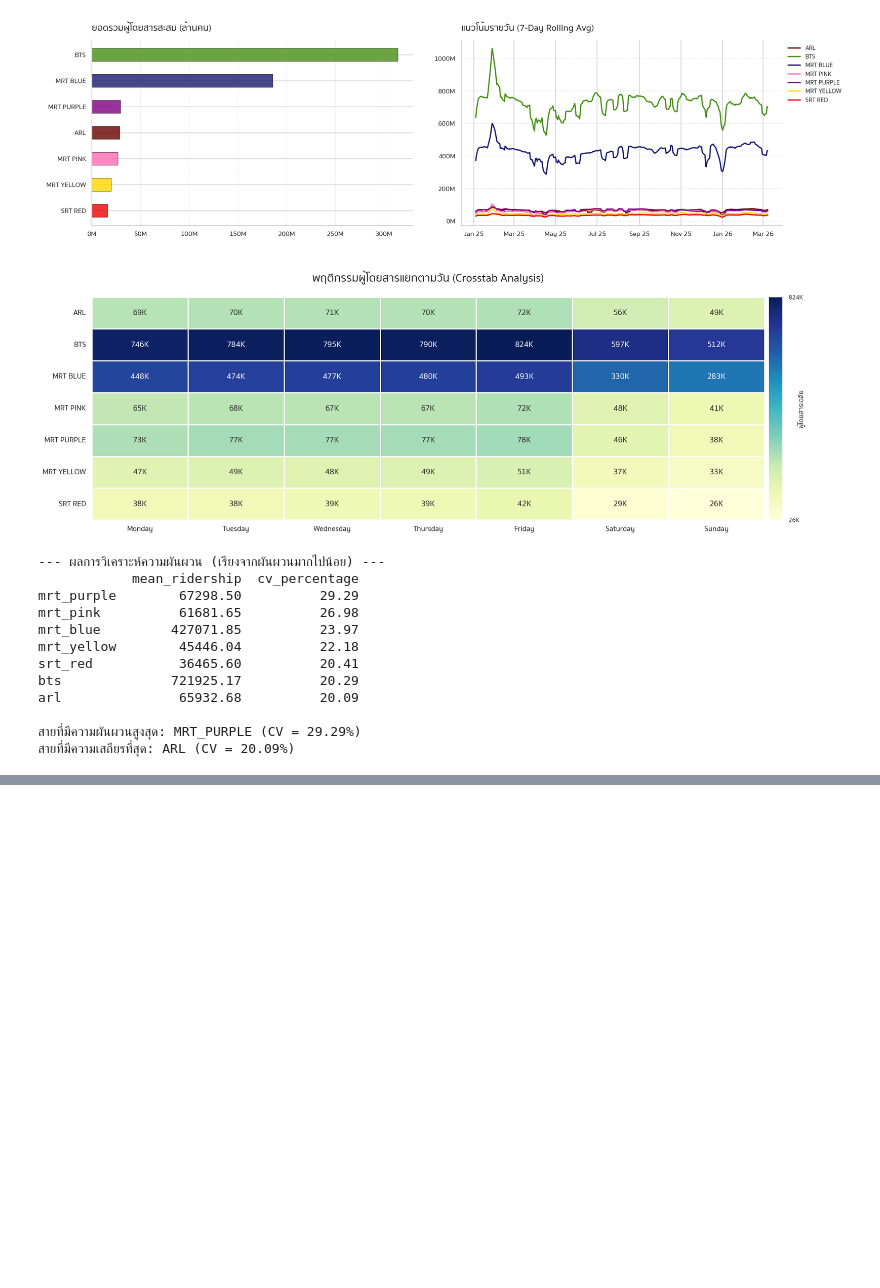
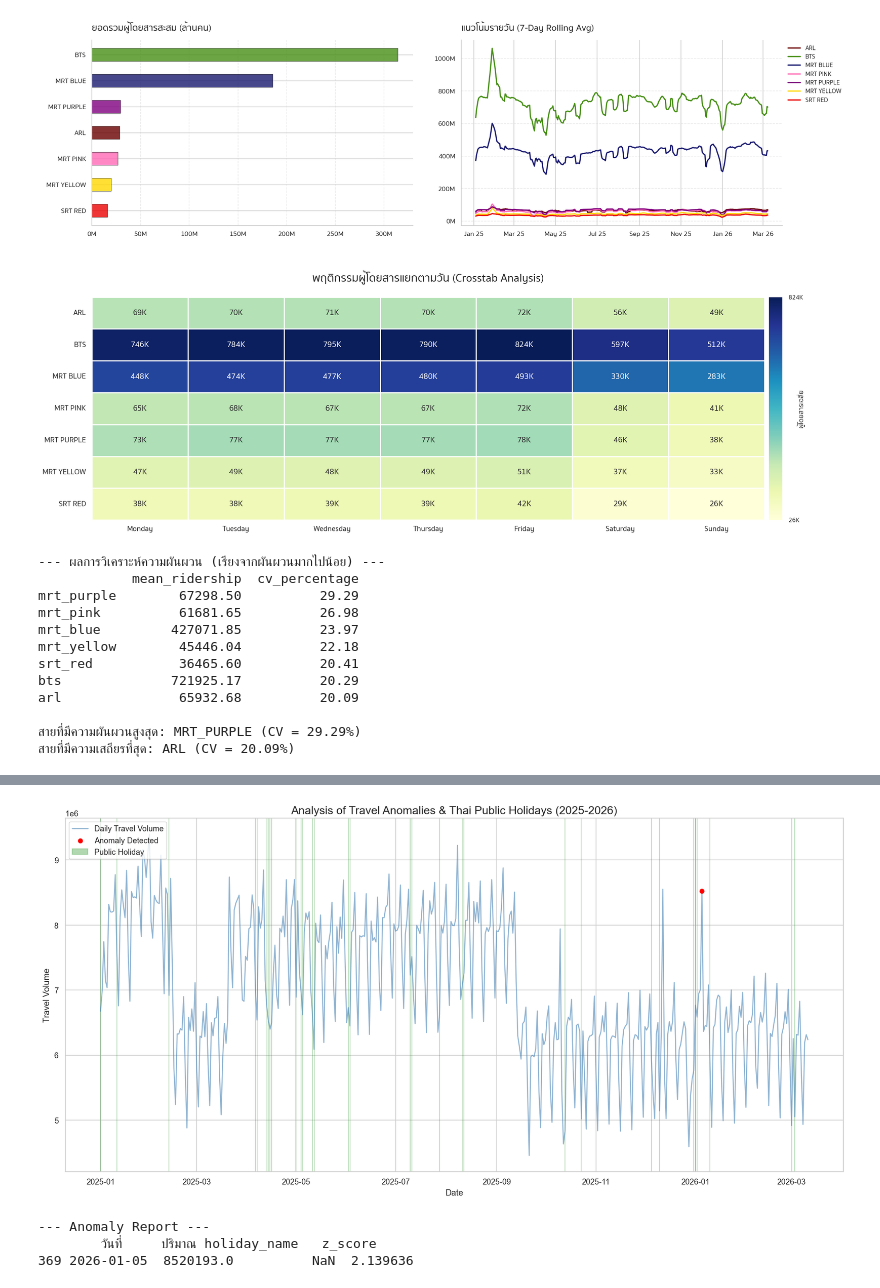
Before and after one commit to Theerat22/superAI, a Jupyter notebook: mini-hack1/transport.ipynb, the cells around one changed output, grey strips where cells are left out. Drawn from its saved outputs; the diff is of its cells as text; code cells hidden in the pictures; blank space fills up the shorter version.

```diff
--- a/mini-hack1/transport.ipynb
+++ b/mini-hack1/transport.ipynb
@@ -696,0 +804,77 @@ arl               65932.68          20.09
+# %%
+import pandas as pd
+import numpy as np
+import matplotlib.pyplot as plt
+import seaborn as sns
+import holidays
+from statsmodels.tsa.seasonal import seasonal_decompose
+
+# 1. การเตรียมข้อมูล (Preprocessing)
+# สมมติว่า df_all คือ DataFrame ที่คุณมีอยู่
+df_all['วันที่'] = pd.to_datetime(df_all['วันที่'])
+daily_df = df_all.groupby('วันที่')['ปริมาณ'].sum().reset_index()
+daily_df = daily_df.sort_values('วันที่')
+
+# 2. การดึงข้อมูลวันหยุดไทย (Event Mapping)
+# ดึงวันหยุดปี 2025 และ 2026
+th_holidays = holidays.Thailand(years=[2025, 2026])
+daily_df['holiday_name'] = daily_df['วันที่'].apply(lambda x: th_holidays.get(x))
+daily_df['is_holiday'] = daily_df['holiday_name'].notna()
+
+# 3. การตรวจจับจุดผิดปกติ (Anomaly Detection)
+# ใช้เทคนิค Rolling Standard Deviation (Z-Score) เพื่อหาจุดที่พุ่งสูงหรือต่ำกว่าปกติในรอบ 7 วัน
+window = 7
+daily_df['rolling_mean'] = daily_df['ปริมาณ'].rolling(window=window, center=True).mean()
+daily_df['rolling_std'] = daily_df['ปริมาณ'].rolling(window=window, center=True).std()
+
+# คำนวณ Z-Score: (ค่าจริง - ค่าเฉลี่ยเคลื่อนที่) / ส่วนเบี่ยงเบนมาตรฐานเคลื่อนที่
+daily_df['z_score'] = (daily_df['ปริมาณ'] - daily_df['rolling_mean']) / daily_df['rolling_std']
+
+# กำหนด Threshold (ปกติใช้ 2 หรือ 3)
+threshold = 2
+daily_df['is_anomaly'] = daily_df['z_score'].abs() > threshold
+
+# 4. การสร้าง Visualization
+plt.figure(figsize=(16, 8))
+sns.set_style("whitegrid")
+
+# วาดเส้นข้อมูลหลัก
+plt.plot(daily_df['วันที่'], daily_df['ปริมาณ'], label='Daily Travel Volume', color='steelblue', alpha=0.6)
+
+# วาดจุด Anomaly (สีแดง = สูงผิดปกติ, สีส้ม = ต่ำผิดปกติ)
+anomalies = daily_df[daily_df['is_anomaly']]
+plt.scatter(anomalies['วันที่'], anomalies['ปริมาณ'], color='red', label='Anomaly Detected', zorder=5)
+
+# วาดแถบสีวันหยุด (Background Highlights)
+holiday_dates = daily_df[daily_df['is_holiday']]
+for i, row in holiday_dates.iterrows():
+    plt.axvspan(row['วันที่'], row['วันที่'], color='green', alpha=0.3, label='Public Holiday' if i == holiday_dates.index[0] else "")
+
+# ใส่ข้อความระบุชื่อเทศกาลเฉพาะจุดที่เป็น Anomaly และตรงกับวันหยุด
+for i, row in anomalies.iterrows():
+    if pd.notna(row['holiday_name']):
+        plt.annotate(row['holiday_name'],
+                     (row['วันที่'], row['ปริมาณ']),
+                     textcoords="offset points",
+                     xytext=(0,15),
+                     ha='center',
+                     fontsize=9,
+                     fontweight='bold',
+                     arrowprops=dict(arrowstyle='->', color='black'))
+
+plt.title('Analysis of Travel Anomalies & Thai Public Holidays (2025-2026)', fontsize=16)
+plt.xlabel('Date')
+plt.ylabel('Travel Volume')
+plt.legend(loc='upper left')
+plt.tight_layout()
+plt.show()
+
+# 5. สรุปผลออกมาเป็นตารางเพื่อวิเคราะห์ต่อ
+anomaly_report = daily_df[daily_df['is_anomaly']][['วันที่', 'ปริมาณ', 'holiday_name', 'z_score']]
+print("--- Anomaly Report ---")
+print(anomaly_report.sort_values(by='z_score', ascending=False).head(10))
+# %% [output]
+[figure, added]
+--- Anomaly Report ---
+        วันที่     ปริมาณ holiday_name   z_score
+369 2026-01-05  8520193.0          NaN  2.139636
```
Also changed, not shown: parts of 11 cells of this notebook.
